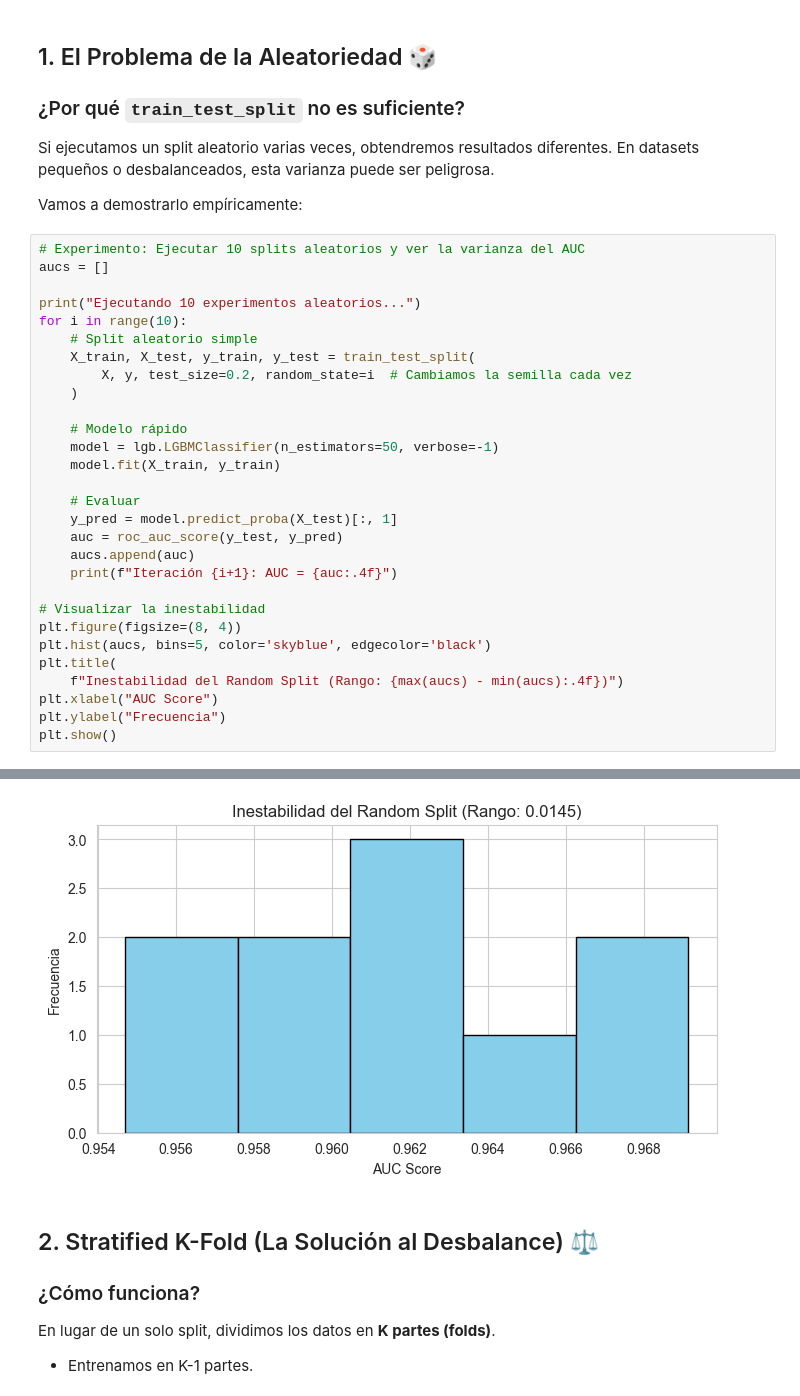
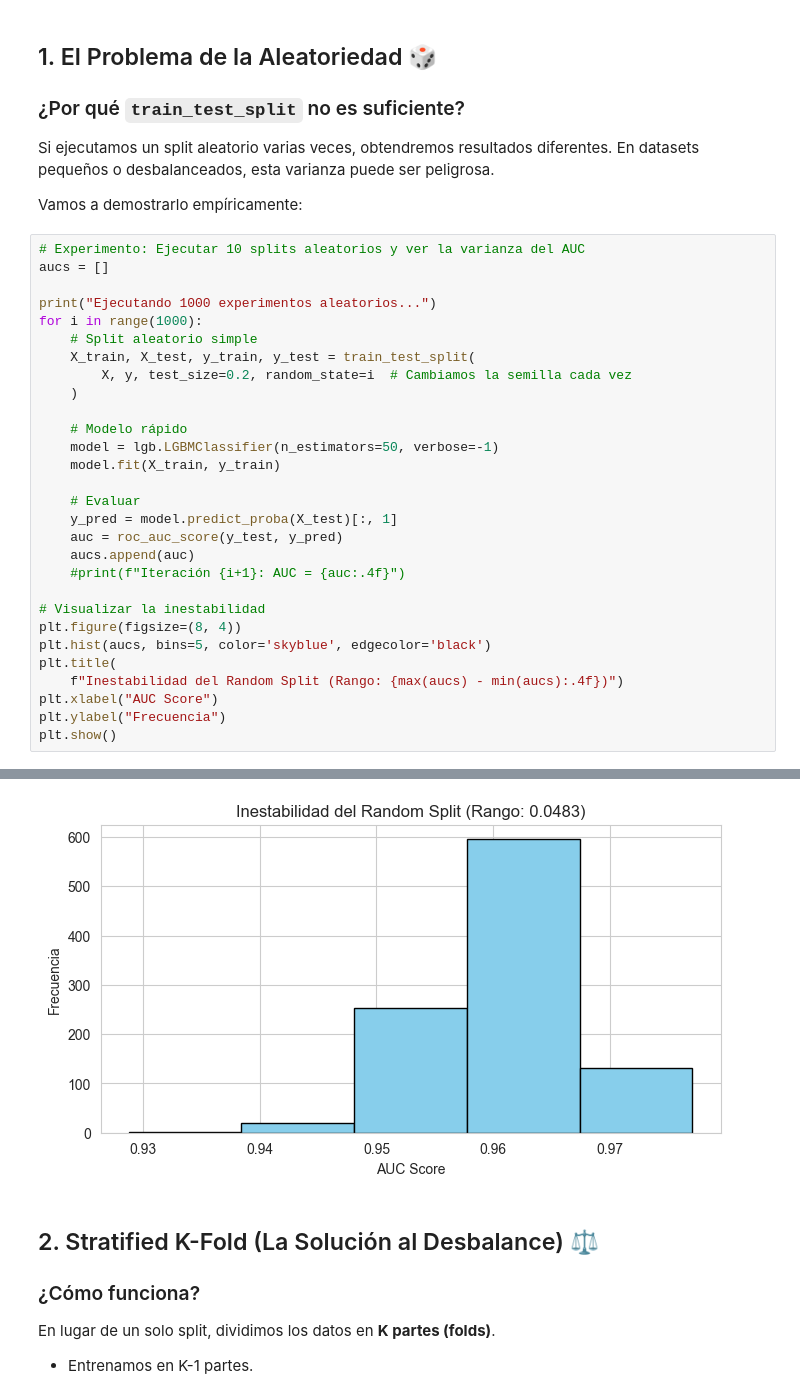
Before and after one commit to JordanKingPeru/ml-supervisado-uni, a Jupyter notebook: 04_Sesion_XAI_Produccion/notebooks/01_Advanced_Validation.ipynb, the cells around one changed output, grey strips where cells are left out. Drawn from its saved outputs; the diff is of its cells as text.

```diff
--- a/04_Sesion_XAI_Produccion/notebooks/01_Advanced_Validation.ipynb
+++ b/04_Sesion_XAI_Produccion/notebooks/01_Advanced_Validation.ipynb
@@ -94,8 +95,8 @@ Vamos a demostrarlo empíricamente:
 # Experimento: Ejecutar 10 splits aleatorios y ver la varianza del AUC
 aucs = []
 
-print("Ejecutando 10 experimentos aleatorios...")
-for i in range(10):
+print("Ejecutando 1000 experimentos aleatorios...")
+for i in range(1000):
     # Split aleatorio simple
     X_train, X_test, y_train, y_test = train_test_split(
         X, y, test_size=0.2, random_state=i  # Cambiamos la semilla cada vez
@@ -109,7 +110,7 @@ for i in range(10):
     y_pred = model.predict_proba(X_test)[:, 1]
     auc = roc_auc_score(y_test, y_pred)
     aucs.append(auc)
-    print(f"Iteración {i+1}: AUC = {auc:.4f}")
+    #print(f"Iteración {i+1}: AUC = {auc:.4f}")
 
 # Visualizar la inestabilidad
 plt.figure(figsize=(8, 4))
@@ -140,4 +125,4 @@ Iteración 10: AUC = 0.9692
-[figure, old version]
+[figure, new version]
 # %% [markdown]
 ## 2. Stratified K-Fold (La Solución al Desbalance) ⚖️
 
```
Also changed, not shown: parts of 3 cells of this notebook, 5 other files.
